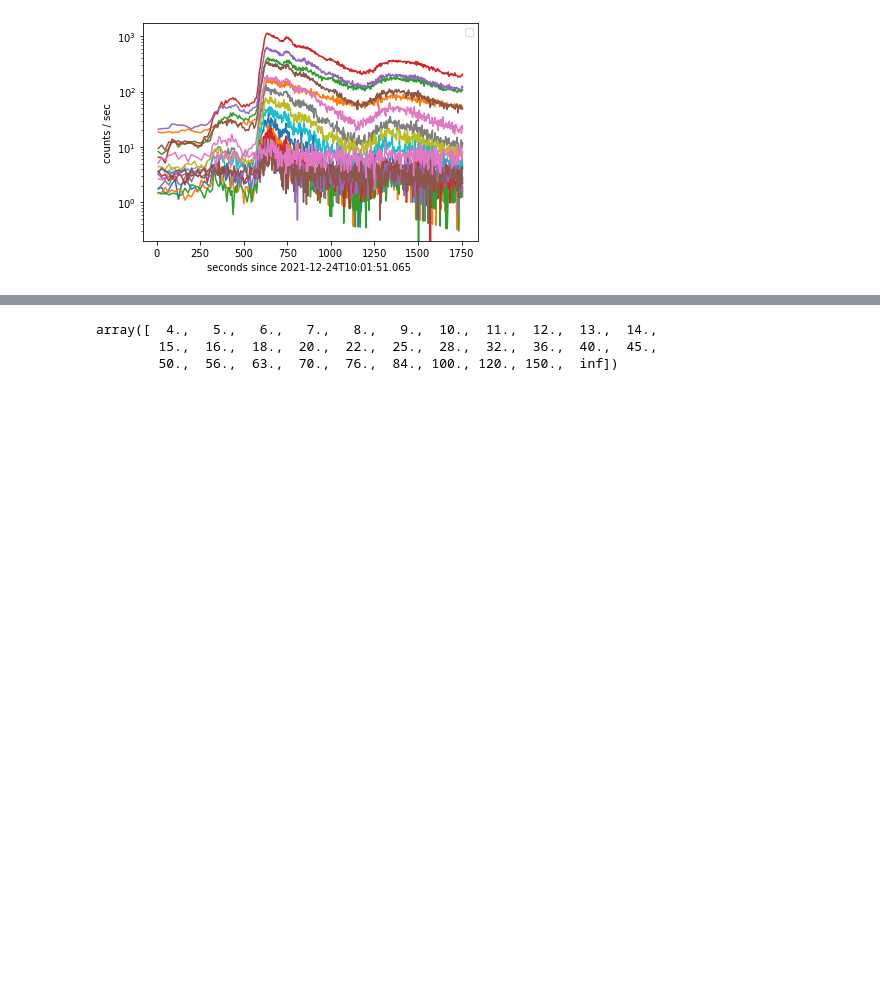
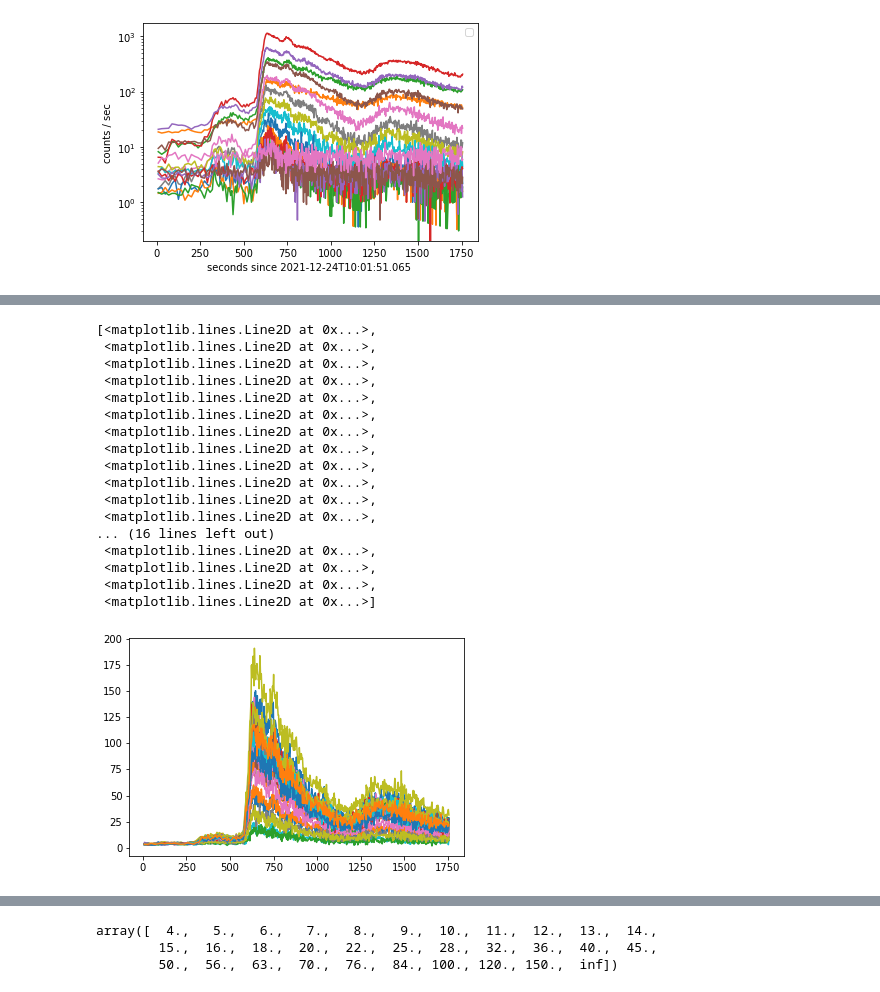
Before and after one commit to i4Ds/stixdcpy, a Jupyter notebook: examples/tutorial.ipynb, the cells around one changed output, grey strips where cells are left out. Drawn from its saved outputs; the diff is of its cells as text; code cells hidden in the pictures; blank space fills up the shorter version.

```diff
--- a/examples/tutorial.ipynb
+++ b/examples/tutorial.ipynb
@@ -278,0 +322,23 @@ No artists with labels found to put in legend.  Note that artists whose label st
+# %%
+plt.figure()
+plt.plot(sci_data.time, np.sum(corrected_data['corrected_rates'], axis=(2,3) ))
+#pixel and energy integerated corrected count rate
+# %% [output]
+[<matplotlib.lines.Line2D at 0x...>,
+ <matplotlib.lines.Line2D at 0x...>,
+ <matplotlib.lines.Line2D at 0x...>,
+ <matplotlib.lines.Line2D at 0x...>,
+ <matplotlib.lines.Line2D at 0x...>,
+ <matplotlib.lines.Line2D at 0x...>,
+ <matplotlib.lines.Line2D at 0x...>,
+ <matplotlib.lines.Line2D at 0x...>,
+ <matplotlib.lines.Line2D at 0x...>,
+ <matplotlib.lines.Line2D at 0x...>,
+ <matplotlib.lines.Line2D at 0x...>,
+ <matplotlib.lines.Line2D at 0x...>,
+... (16 lines left out)
+ <matplotlib.lines.Line2D at 0x...>,
+ <matplotlib.lines.Line2D at 0x...>,
+ <matplotlib.lines.Line2D at 0x...>,
+ <matplotlib.lines.Line2D at 0x...>]
+[figure, added]
```
Also changed, not shown: parts of 7 cells of this notebook, 1 other file.
